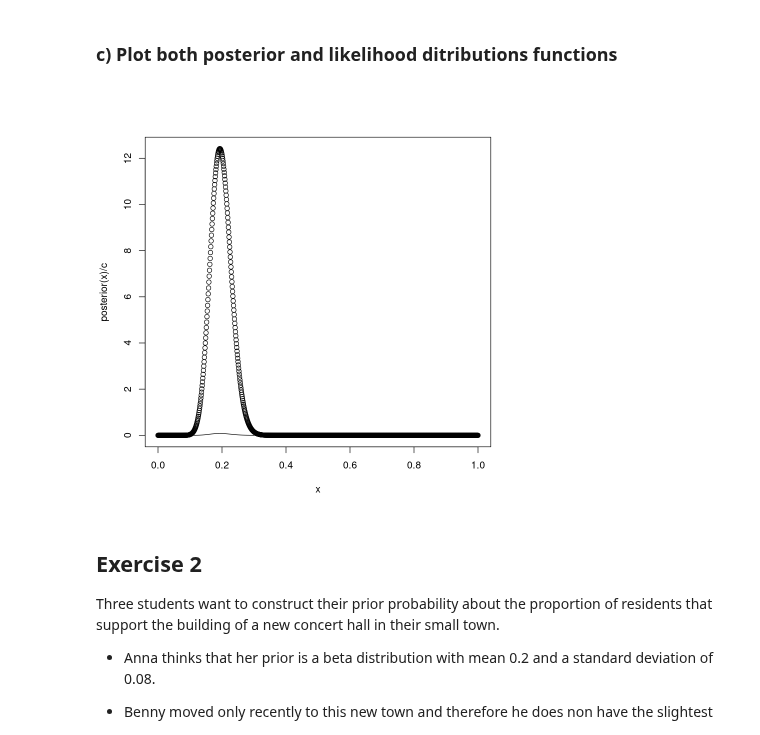
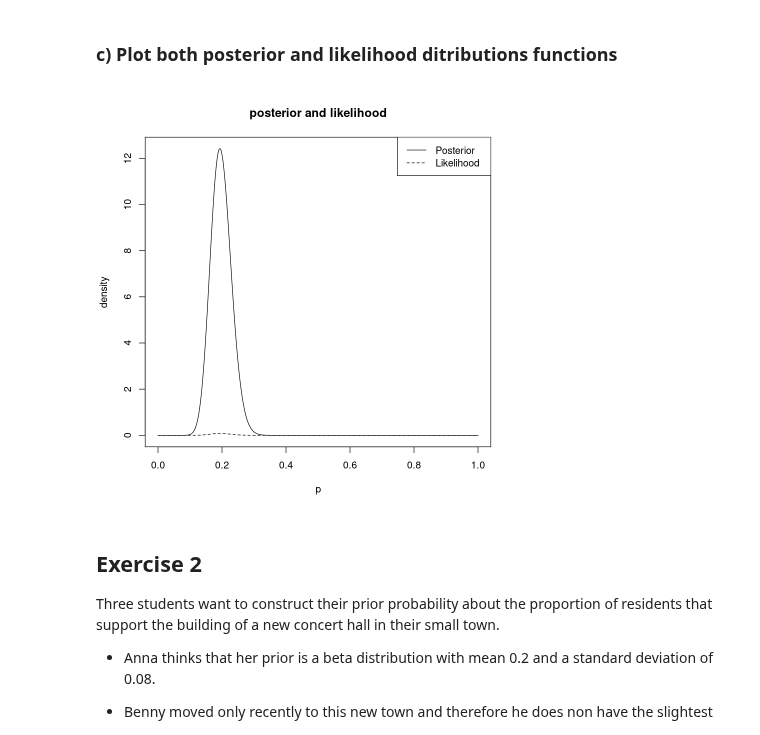
Before and after one commit to eigen-carmona/AdvStats, a Jupyter notebook: lab5/ex5.ipynb, the cells around one changed output. Cells and saved outputs as stored; diff of their text form; code cells hidden in the pictures.

Commit message:
Better plots for lab5

```diff
--- a/lab5/ex5.ipynb
+++ b/lab5/ex5.ipynb
@@ -21,10 +21,11 @@ posterior <- function(x){likelihood(29,150,x)*prior(x)}
 # %%
 x <- seq(0,1,0.001)
 c <- integrate(posterior,0,1)$value
-plot(x, posterior(x)/c)
-lines(x,likelihood(29,150,x))
+plot(x, posterior(x)/c, main = 'posterior and likelihood', ylab = 'density', xlab = 'p', lty = 1, type = 'l')
+lines(x,likelihood(29,150,x), lty = 2)
+legend("topright",legend = c("Posterior","Likelihood"), lty =1:2)
 # %% [output]
-[figure, old version]
+[figure, new version]
 # %% [markdown]
 ## Exercise 2
 Three students want to construct their prior probability about the proportion of residents that support the building of a new concert hall in their small town.
```
Also changed, not shown: parts of 2 cells of this notebook.
